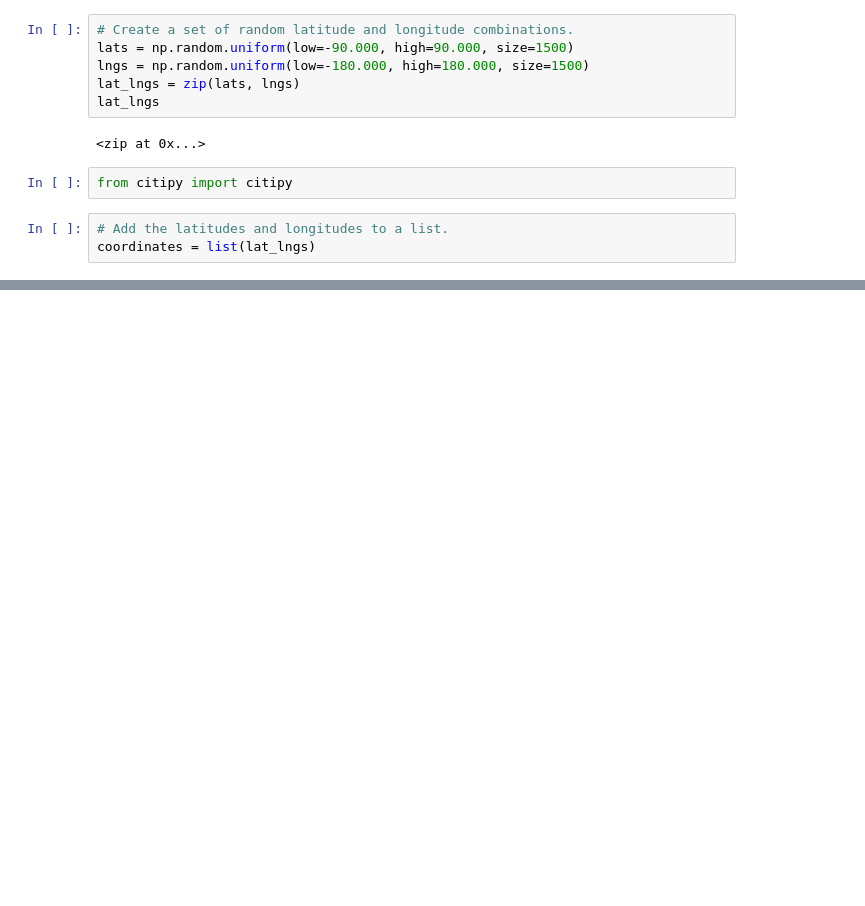
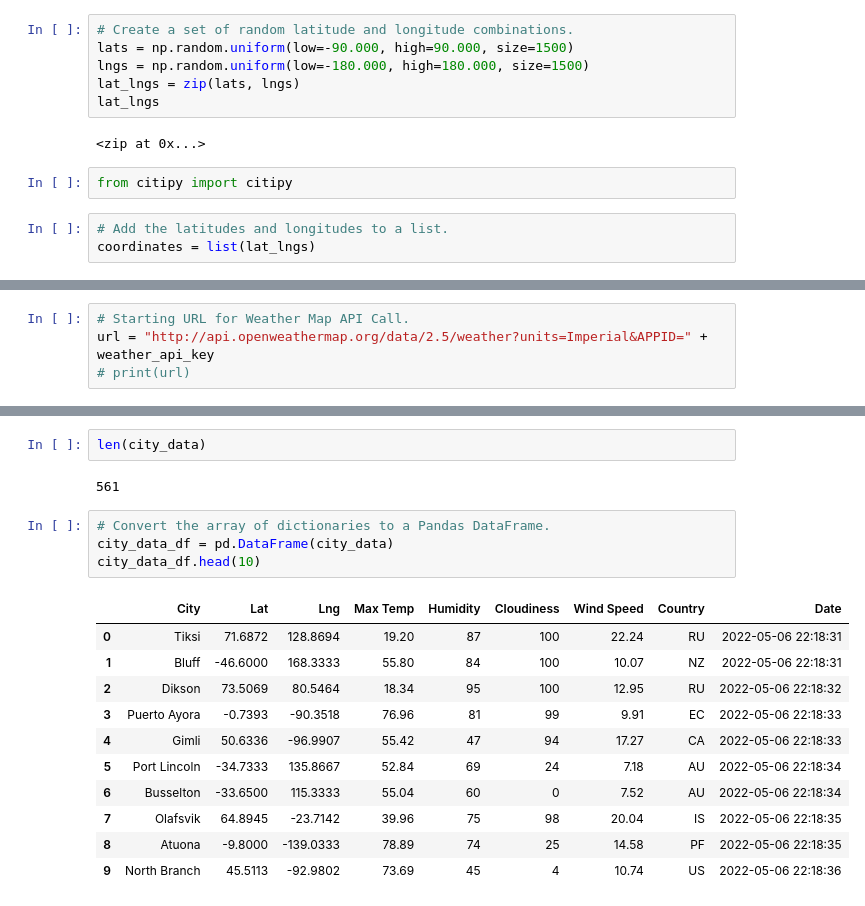
Before and after one commit to Jtranod98/World_Weather_Analysis, a Jupyter notebook: WeatherPy.ipynb, the cells around one changed output, grey strips where cells are left out. Drawn from its saved outputs; the diff is of its cells as text; blank space fills up the shorter version.

Commit message:
Modifying .gitignore and WeatherPy file

```diff
--- a/WeatherPy.ipynb
+++ b/WeatherPy.ipynb
@@ -32,0 +42,4 @@ len(cities)
+# %%
+# Starting URL for Weather Map API Call.
+url = "http://api.openweathermap.org/data/2.5/weather?units=Imperial&APPID=" + weather_api_key
+# print(url)
@@ -32,0 +125,20 @@ len(cities)
+# %%
+len(city_data)
+# %% [output]
+561
+# %%
+# Convert the array of dictionaries to a Pandas DataFrame.
+city_data_df = pd.DataFrame(city_data)
+city_data_df.head(10)
+# %% [output]
+|  | City | Lat | Lng | Max Temp | Humidity | Cloudiness | Wind Speed | Country | Date |
+| 0 | Tiksi | 71.6872 | 128.8694 | 19.20 | 87 | 100 | 22.24 | RU | 2022-05-06 22:18:31 |
+| 1 | Bluff | -46.6000 | 168.3333 | 55.80 | 84 | 100 | 10.07 | NZ | 2022-05-06 22:18:31 |
+| 2 | Dikson | 73.5069 | 80.5464 | 18.34 | 95 | 100 | 12.95 | RU | 2022-05-06 22:18:32 |
+| 3 | Puerto Ayora | -0.7393 | -90.3518 | 76.96 | 81 | 99 | 9.91 | EC | 2022-05-06 22:18:33 |
+| 4 | Gimli | 50.6336 | -96.9907 | 55.42 | 47 | 94 | 17.27 | CA | 2022-05-06 22:18:33 |
+| 5 | Port Lincoln | -34.7333 | 135.8667 | 52.84 | 69 | 24 | 7.18 | AU | 2022-05-06 22:18:34 |
+| 6 | Busselton | -33.6500 | 115.3333 | 55.04 | 60 | 0 | 7.52 | AU | 2022-05-06 22:18:34 |
+| 7 | Olafsvik | 64.8945 | -23.7142 | 39.96 | 75 | 98 | 20.04 | IS | 2022-05-06 22:18:35 |
+| 8 | Atuona | -9.8000 | -139.0333 | 78.89 | 74 | 25 | 14.58 | PF | 2022-05-06 22:18:35 |
+| 9 | North Branch | 45.5113 | -92.9802 | 73.69 | 45 | 4 | 10.74 | US | 2022-05-06 22:18:36 |
```
Also changed, not shown: parts of 5 cells of this notebook, 1 other file.
